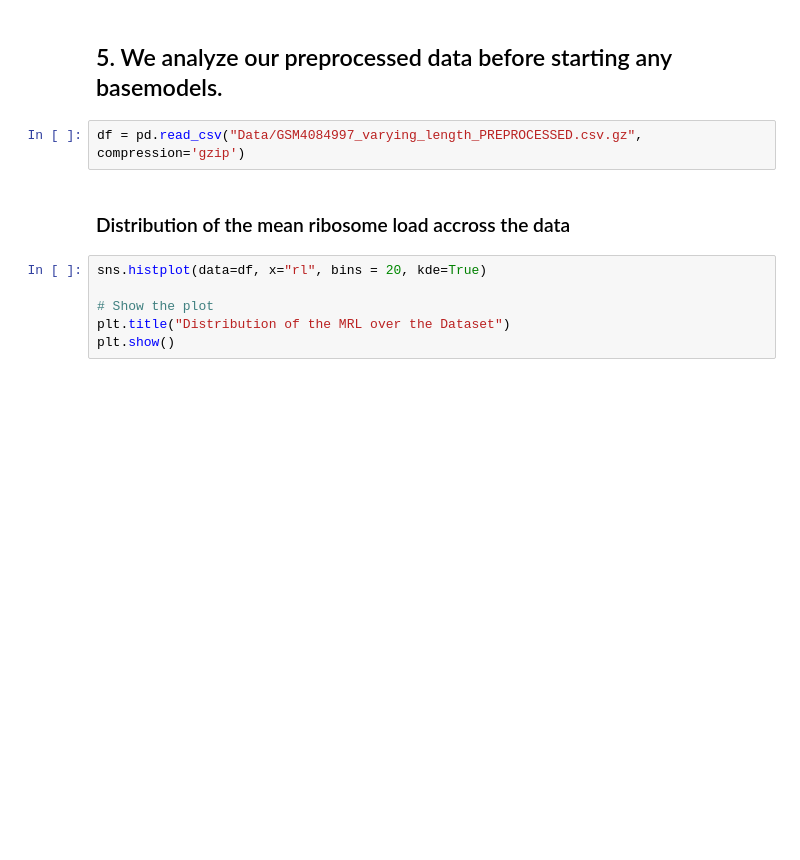
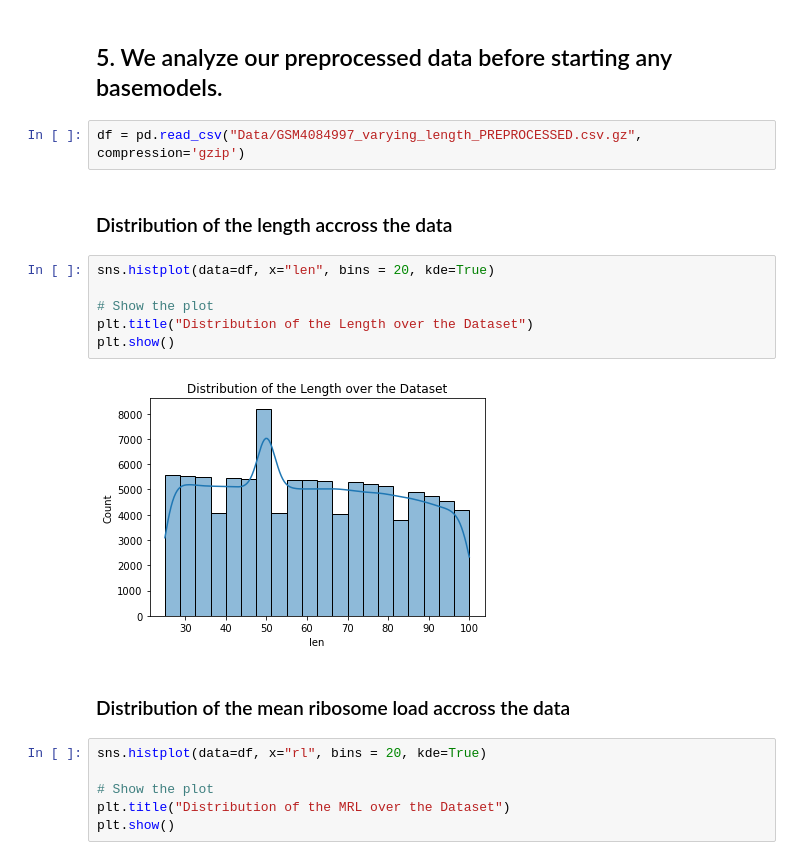
Before and after one commit to marie-huynh/5_PRIME_UTRS, a Jupyter notebook: Notebooks/Data Processing and Analysis - Varying Length Library.ipynb, the cells around one changed output. Drawn from its saved outputs; the diff is of its cells as text; blank space fills up the shorter version.

Commit message:
Update Padding in Data Processing  + Further Data Analysis - Varying Length

```diff
--- a/Notebooks/Data Processing and Analysis - Varying Length Library.ipynb
+++ b/Notebooks/Data Processing and Analysis - Varying Length Library.ipynb
@@ -133,6 +153,16 @@ df.to_csv("Data/GSM4084997_varying_length_PREPROCESSED.csv.gz", index=False, com
 ## 5. We analyze our preprocessed data before starting any basemodels.
 # %%
 df = pd.read_csv("Data/GSM4084997_varying_length_PREPROCESSED.csv.gz", compression='gzip')
+# %% [markdown]
+### Distribution of the length accross the data
+# %%
+sns.histplot(data=df, x="len", bins = 20, kde=True)
+
+# Show the plot
+plt.title("Distribution of the Length over the Dataset")
+plt.show()
+# %% [output]
+[figure, added]
 # %% [markdown]
 ### Distribution of the mean ribosome load accross the data
 # %%
```
Also changed, not shown: parts of 10 cells of this notebook, 1 other file.
